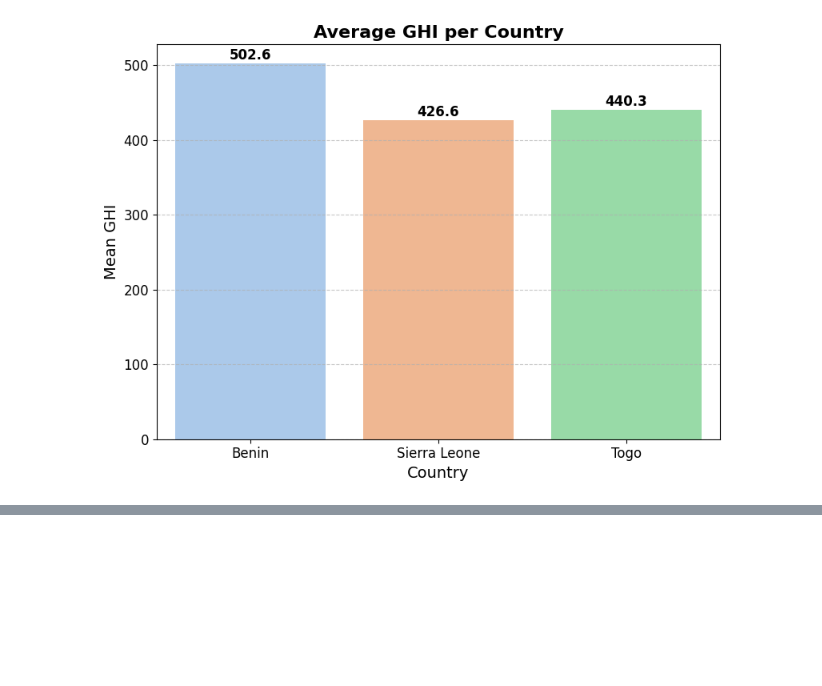
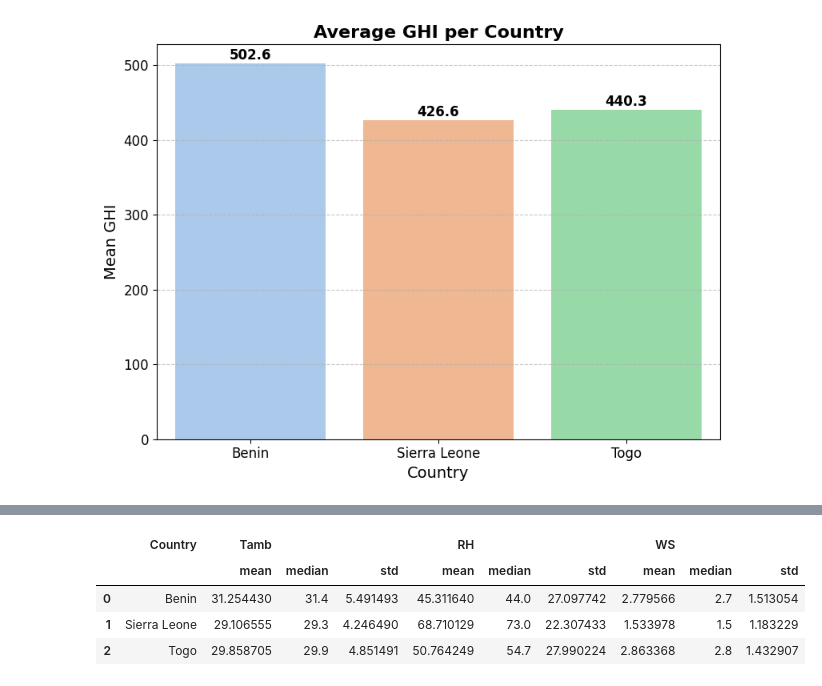
Before and after one commit to estif-lul/solar-challenge-week0, a Jupyter notebook: src/notebooks/compare_countries.ipynb, the cells around one changed output, grey strips where cells are left out. Saved outputs shown, nothing was run; the diff lists cells and outputs as text; code cells hidden in the pictures; blank space fills up the shorter version.

```diff
--- a/src/notebooks/compare_countries.ipynb
+++ b/src/notebooks/compare_countries.ipynb
@@ -106,0 +131,10 @@ plt.show()
+# %%
+env_vars = ["Tamb", "RH", "WS"]
+env_summary = df_combined.groupby("Country")[env_vars].agg(["mean", "median", "std"]).reset_index()
+env_summary
+# %% [output]
+|  | Country | Tamb |  |  | RH |  |  | WS |  |  |
+|  |  | mean | median | std | mean | median | std | mean | median | std |
+| 0 | Benin | 31.254430 | 31.4 | 5.491493 | 45.311640 | 44.0 | 27.097742 | 2.779566 | 2.7 | 1.513054 |
+| 1 | Sierra Leone | 29.106555 | 29.3 | 4.246490 | 68.710129 | 73.0 | 22.307433 | 1.533978 | 1.5 | 1.183229 |
+| 2 | Togo | 29.858705 | 29.9 | 4.851491 | 50.764249 | 54.7 | 27.990224 | 2.863368 | 2.8 | 1.432907 |
```
Also changed, not shown: parts of 4 cells of this notebook, 8 other files.
